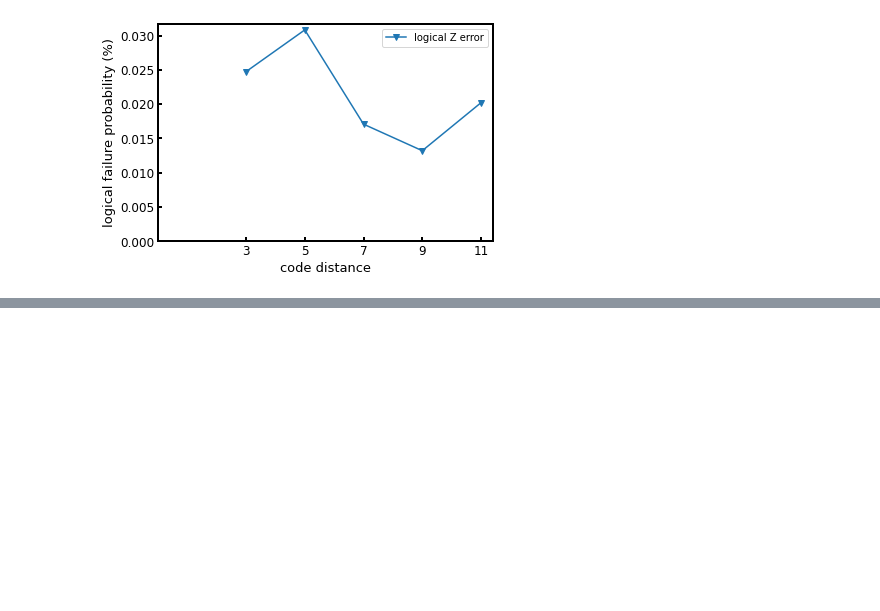
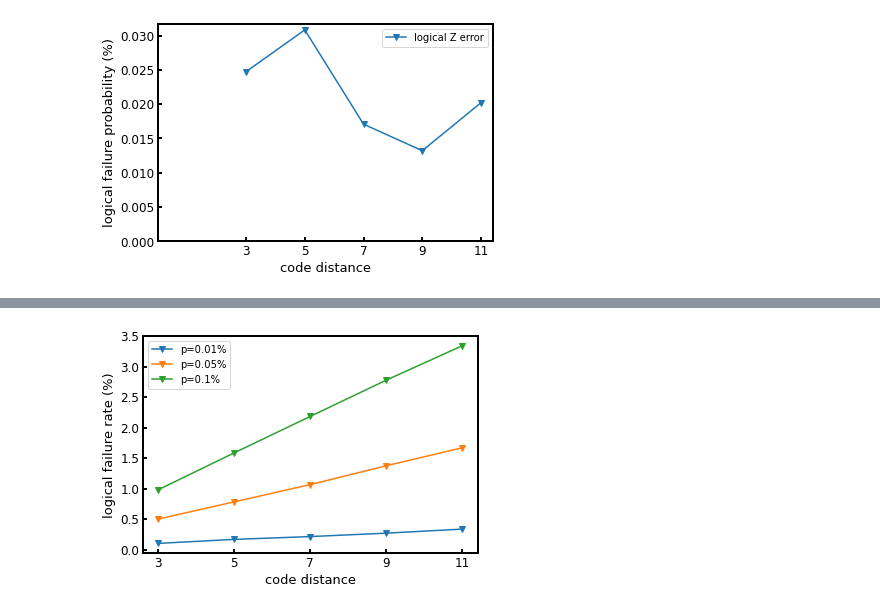
Before and after one commit to kono0924/Fujii-lab, a Jupyter notebook: logical_gate/csv_view.ipynb, the cells around one changed output, grey strips where cells are left out. Saved outputs shown, nothing was run; the diff lists cells and outputs as text; code cells hidden in the pictures; blank space fills up the shorter version.

```diff
--- a/logical_gate/csv_view.ipynb
+++ b/logical_gate/csv_view.ipynb
@@ -132,0 +203,44 @@ plt.show()
+# %%
+import os
+from sklearn.linear_model import LinearRegression
+
+################ 要変更 #################
+# FUjii-labのパス
+path = "/Users/konohideki/Documents/Fujii-lab/logical_gate"
+# ファイル名
+file1 = "p=0.01%,eta=1000,d=(3,11,2),trials=1000000" + ".csv"
+file2 = "p=0.05%,eta=1000,d=(3,11,2),trials=1000000" + ".csv"
+file3 = "p=0.1%,eta=1000,d=(3,11,2),trials=1000000" + ".csv"
+########################################
+
+# csvファイルの読み込み
+os.chdir(path)
+###
+data1 = pd.read_csv(file1, index_col=0)
+data2 = pd.read_csv(file2, index_col=0)
+data3 = pd.read_csv(file3, index_col=0)
+
+##### グラフ作成 #####
+plt.rcParams["xtick.direction"] = "in"
+plt.rcParams["ytick.direction"] = "in"
+fig, ax = plt.subplots()
+ax.plot(data1.columns, data1.iloc[1]*100,marker='v',label="p="+str(0.01)+"%")
+ax.plot(data2.columns, data2.iloc[1]*100,marker='v',label="p="+str(0.05)+"%")
+ax.plot(data3.columns, data3.iloc[1]*100,marker='v',label="p="+str(0.1)+"%")
+
+#ax.set_xlim(0,5)
+#ax.set_ylim(0,0.3)
+ax.set_xlabel("code distance", fontsize=13)
+ax.set_ylabel("logical failure rate (%)", fontsize=13)
+ax.spines["top"].set_linewidth(2)
+ax.spines["left"].set_linewidth(2)
+ax.spines["bottom"].set_linewidth(2)
+ax.spines["right"].set_linewidth(2)
+ax.tick_params(direction="in", width=2, length=4, labelsize=12)
+#ax.set_title("pm=" + str(0) + "%, eta=" + str(1000) + ", repeat=" + str(1) + ", trials=" + str(10000), fontsize=14)
+#ax.set_xscale("log")
+#ax.set_yscale("log")
+plt.legend()
+plt.show()
+# %% [output]
+[figure, added]
```
Also changed, not shown: parts of 7 cells of this notebook, 5 other files.
